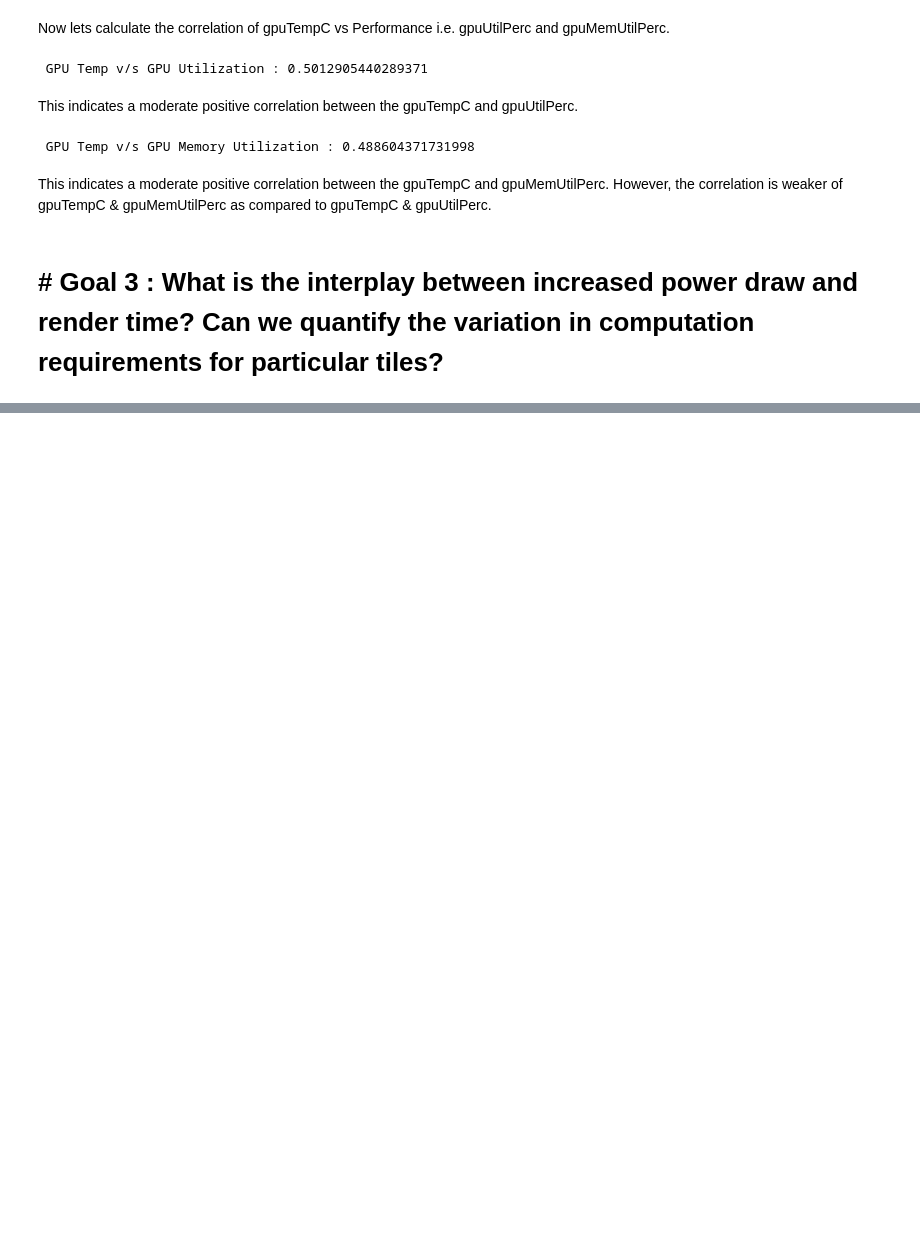
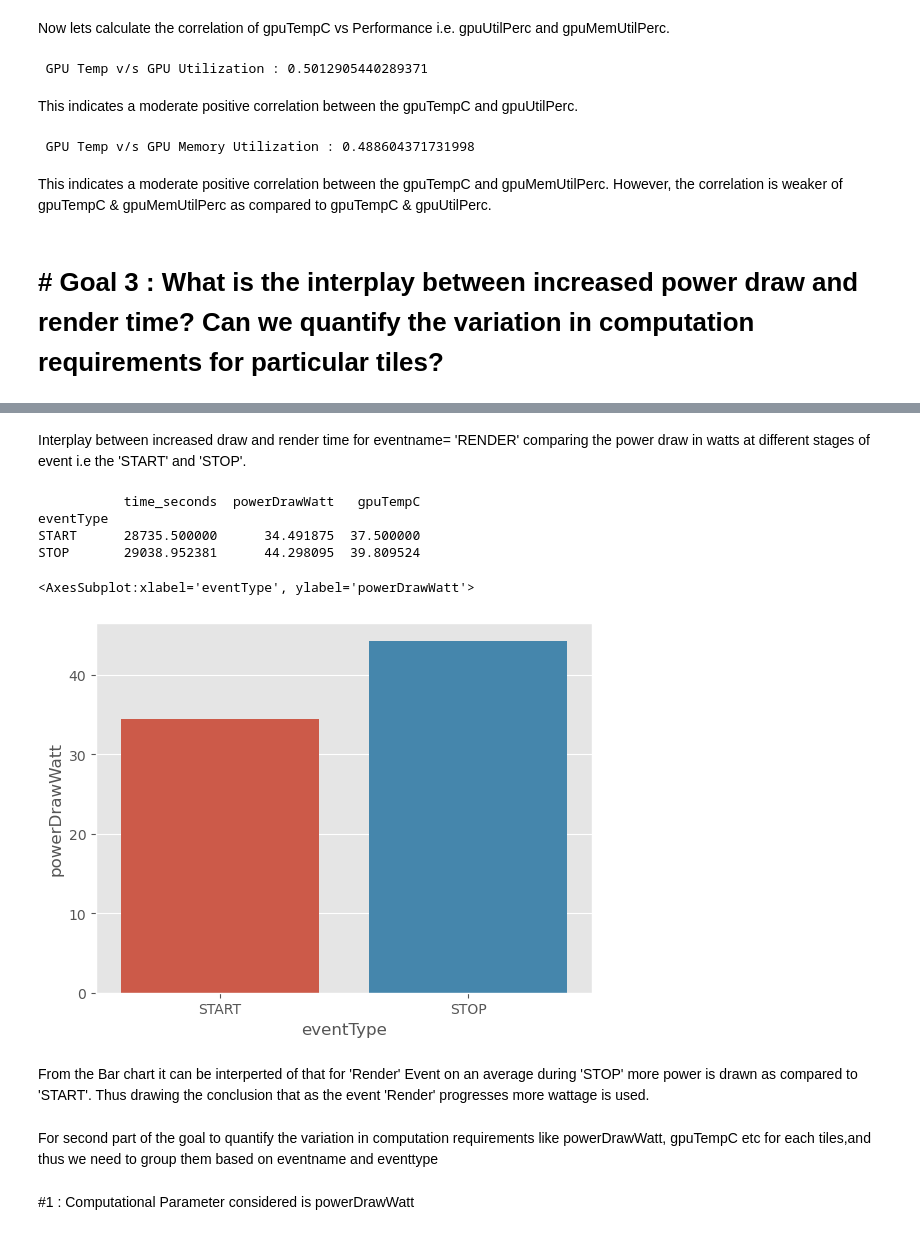
Before and after one commit to spruha2/Tera, a Jupyter notebook: CloudAssign.ipynb, the cells around one changed output, grey strips where cells are left out. Cells and saved outputs as stored; diff of their text form; code cells hidden in the pictures; blank space fills up the shorter version.

```diff
--- a/CloudAssign.ipynb
+++ b/CloudAssign.ipynb
@@ -311,0 +355,5 @@ However, the correlation is weaker of gpuTempC & gpuMemUtilPerc as compared to
+# %%
+# Dropping the unrequired columns
+
+ac_gpu.drop(['hostname','taskId','gpuSerial','gpuUUID', 'jobId', 'gpuUtilPerc', 'gpuMemUtilPerc'], inplace=True, axis=1)
+ac_gpu.info()
@@ -311,0 +374,13 @@ However, the correlation is weaker of gpuTempC & gpuMemUtilPerc as compared to
+# %%
+# Conversion of timestamp into time to calculate rendertime
+
+drop_ag = pd.DataFrame()
+drop_ag = ac_gpu
+
+# Convert 'timestamp'  to datetime
+drop_ag['timestamp'] = pd.to_datetime(drop_ag['timestamp'])
+drop_ag['time'] = drop_ag['timestamp'].dt.time
+
+
+# Convert timestmap to seconds
+drop_ag['time_seconds'] = drop_ag['timestamp'].dt.hour*3600 + drop_ag['timestamp'].dt.minute*60 + drop_ag['timestamp'].dt.second
@@ -311,0 +389,11 @@ However, the correlation is weaker of gpuTempC & gpuMemUtilPerc as compared to
+# %%
+# Dropping unnecesary columns
+
+drop_ag.drop(['timestamp','time'], inplace=True, axis=1)
+
+print(drop_ag.head(10))
+
+# Remove all entries except 'eventName' = 'Render'
+render_ag = drop_ag[drop_ag['eventName'] == 'Render']
+
+render_ag.head(10)
@@ -311,0 +423,25 @@ However, the correlation is weaker of gpuTempC & gpuMemUtilPerc as compared to
+# %% [markdown]
+Interplay between increased draw and render time for eventname= 'RENDER' comparing the power draw in watts at different stages of event i.e the 'START' and 'STOP'.
+# %%
+# Calculating the avg of power drawn in each stage by grouping by 'eventType'
+
+rss = render_ag.groupby('eventType').mean()
+print(rss)
+# %% [output]
+           time_seconds  powerDrawWatt   gpuTempC
+eventType
+START      28735.500000      34.491875  37.500000
+STOP       29038.952381      44.298095  39.809524
+# %%
+# Plotting the graph of power drawn during START_STOP for Render
+
+sns.barplot(x= rss.index.get_level_values('eventType'), y=rss['powerDrawWatt'])
+# %% [output]
+<AxesSubplot:xlabel='eventType', ylabel='powerDrawWatt'>
+[figure, added]
+# %% [markdown]
+From the Bar chart it can be interperted of that for 'Render' Event on an average during 'STOP' more power is drawn as compared to 'START'. Thus drawing the conclusion that as the event 'Render' progresses more wattage is used.
+# %% [markdown]
+For second part of the goal to quantify the variation in computation requirements like  powerDrawWatt, gpuTempC etc for each tiles,and thus we need to group them based on eventname and eventtype
+# %% [markdown]
+#1 : Computational Parameter considered is powerDrawWatt
```
Also changed, not shown: parts of 19 cells of this notebook.
